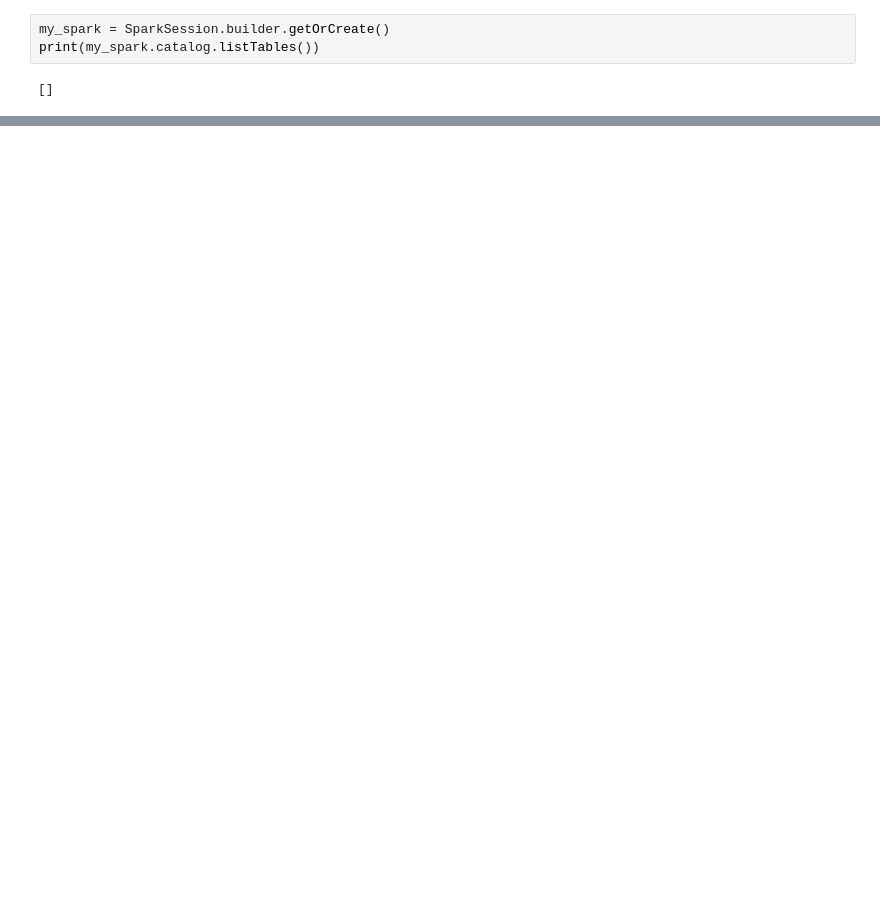
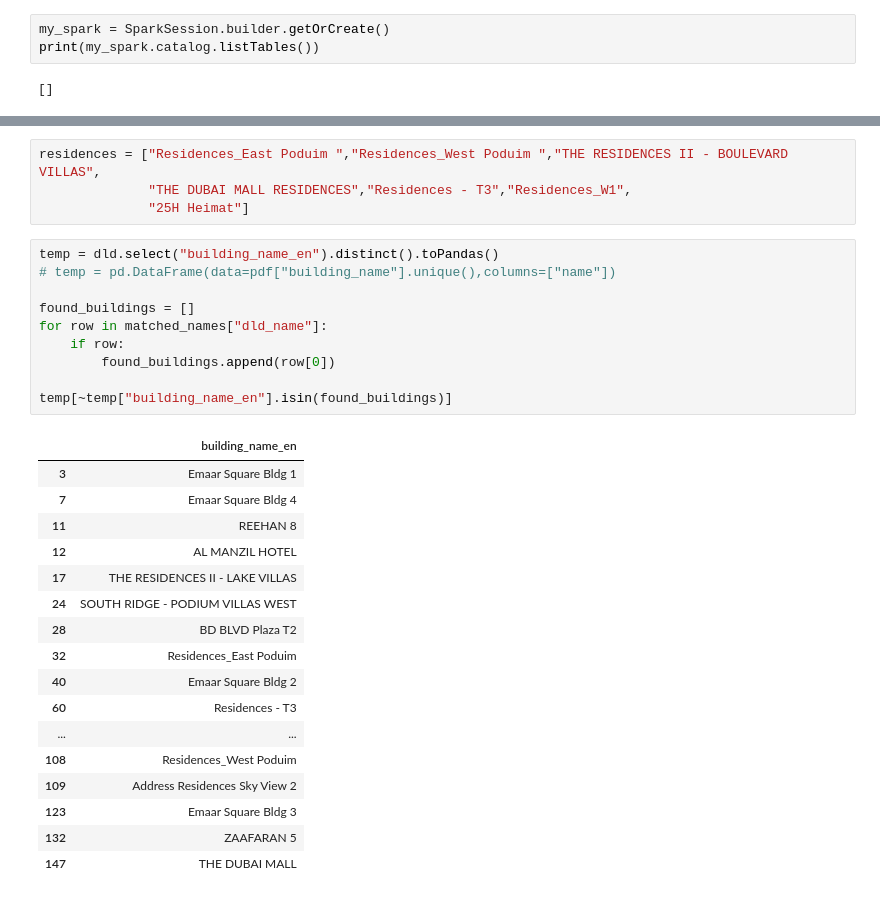
Before and after one commit to Hadi-Hashemi-Nejad/Real-Estate, a Jupyter notebook: Cleaning/temp_Cleaner.ipynb, the cells around one changed output, grey strips where cells are left out. Saved outputs shown, nothing was run; the diff lists cells and outputs as text; blank space fills up the shorter version.

```diff
--- a/Cleaning/temp_Cleaner.ipynb
+++ b/Cleaning/temp_Cleaner.ipynb
@@ -209,0 +310,32 @@ find
+# %%
+residences = ["Residences_East Poduim ","Residences_West Poduim ","THE RESIDENCES II - BOULEVARD VILLAS",
+              "THE DUBAI MALL RESIDENCES","Residences - T3","Residences_W1",
+              "25H Heimat"]
+# %%
+temp = dld.select("building_name_en").distinct().toPandas()
+# temp = pd.DataFrame(data=pdf["building_name"].unique(),columns=["name"])
+
+found_buildings = []
+for row in matched_names["dld_name"]:
+    if row:
+        found_buildings.append(row[0])
+
+temp[~temp["building_name_en"].isin(found_buildings)]
+# %% [output]
+|  | building_name_en |
+| 3 | Emaar Square Bldg 1 |
+| 7 | Emaar Square Bldg 4 |
+| 11 | REEHAN 8 |
+| 12 | AL MANZIL HOTEL |
+| 17 | THE RESIDENCES II - LAKE VILLAS |
+| 24 | SOUTH RIDGE - PODIUM VILLAS WEST |
+| 28 | BD BLVD Plaza T2 |
+| 32 | Residences_East Poduim |
+| 40 | Emaar Square Bldg 2 |
+| 60 | Residences - T3 |
+| ... | ... |
+| 108 | Residences_West Poduim |
+| 109 | Address Residences Sky View 2 |
+| 123 | Emaar Square Bldg 3 |
+| 132 | ZAAFARAN 5 |
+| 147 | THE DUBAI MALL |
```
Also changed, not shown: parts of 23 cells of this notebook, 8 other files.
